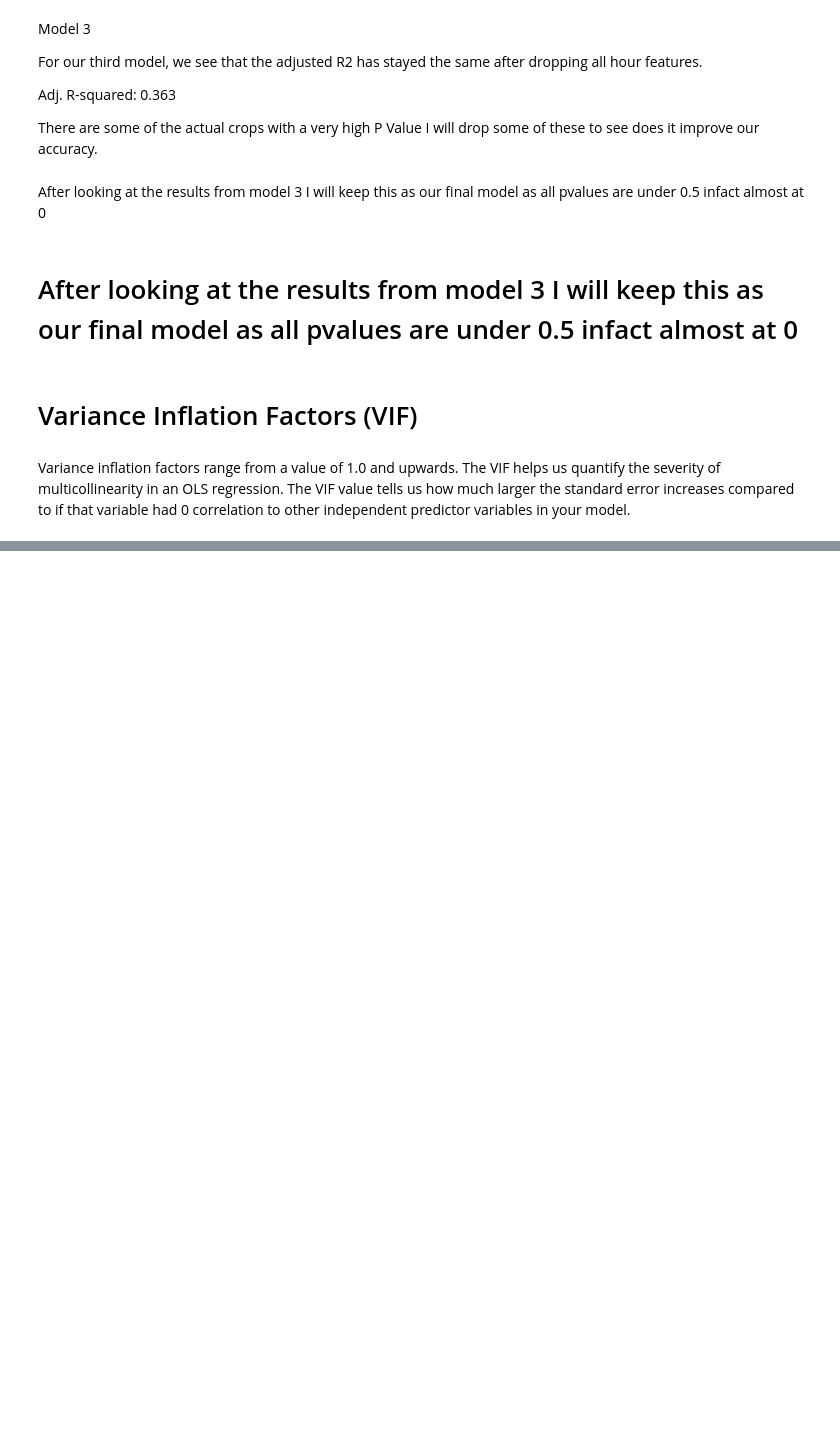
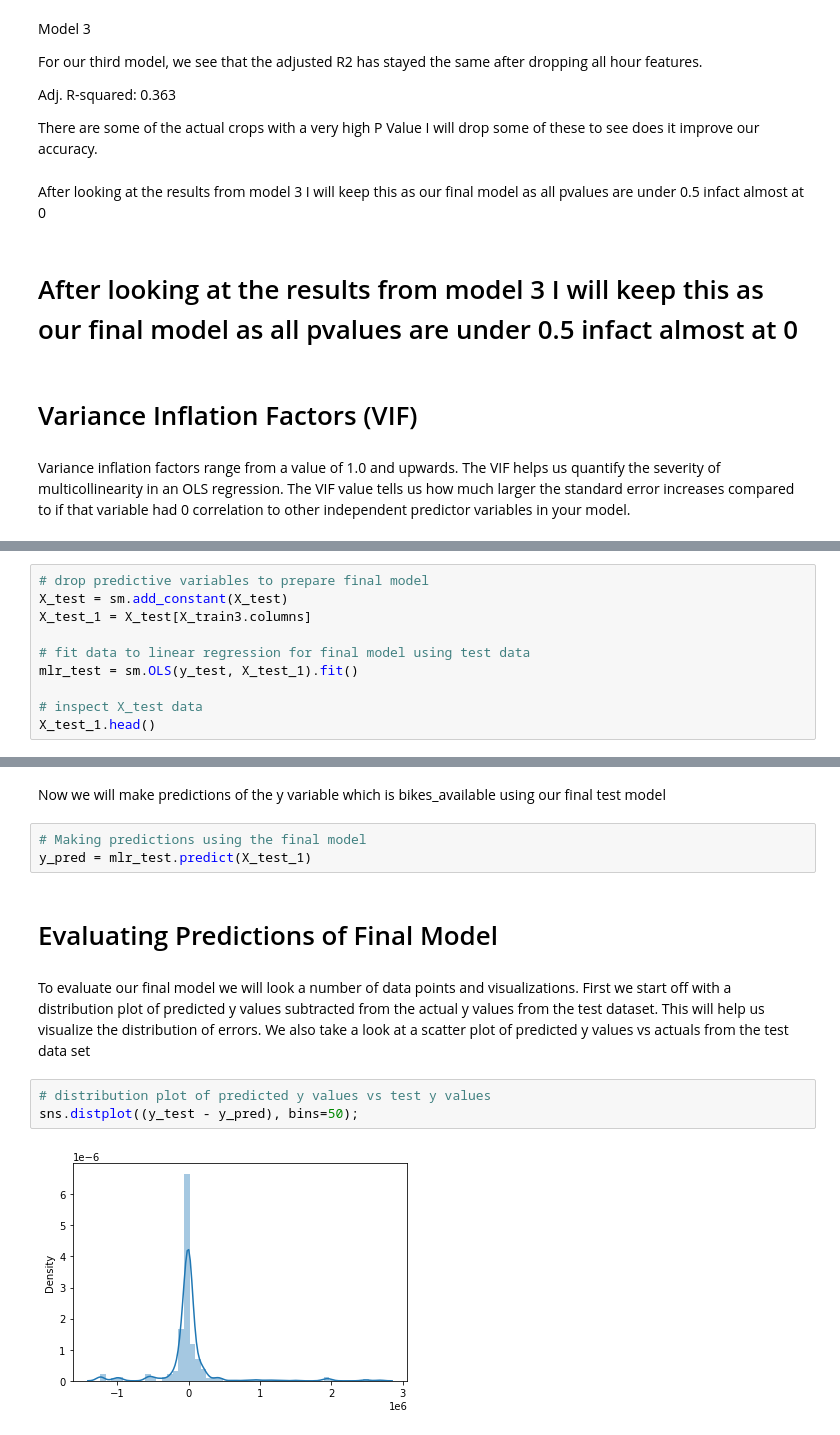
Before and after one commit to chrischukwuka2022/ca2-repo, a Jupyter notebook: Machine_Learning.ipynb, the cells around one changed output, grey strips where cells are left out. Saved outputs shown, nothing was run; the diff lists cells and outputs as text; blank space fills up the shorter version.

```diff
--- a/Machine_Learning.ipynb
+++ b/Machine_Learning.ipynb
@@ -375,0 +408,10 @@ vif
+# %%
+# drop predictive variables to prepare final model
+X_test = sm.add_constant(X_test)
+X_test_1 = X_test[X_train3.columns]
+
+# fit data to linear regression for final model using test data
+mlr_test = sm.OLS(y_test, X_test_1).fit()
+
+# inspect X_test data
+X_test_1.head()
@@ -375,0 +426,14 @@ vif
+# %% [markdown]
+Now we will make predictions of the y variable which is bikes_available using our final test model
+# %%
+# Making predictions using the final model
+y_pred = mlr_test.predict(X_test_1)
+# %% [markdown]
+# Evaluating Predictions of Final Model
+# %% [markdown]
+To evaluate our final model we will look a number of data points and visualizations. First we start off with a distribution plot of predicted y values subtracted from the actual y values from the test dataset. This will help us visualize the distribution of errors. We also take a look at a scatter plot of predicted y values vs actuals from the test data set
+# %%
+# distribution plot of predicted y values vs test y values
+sns.distplot((y_test - y_pred), bins=50);
+# %% [output]
+[figure, added]
```
Also changed, not shown: parts of 176 cells of this notebook, 3 other files.
